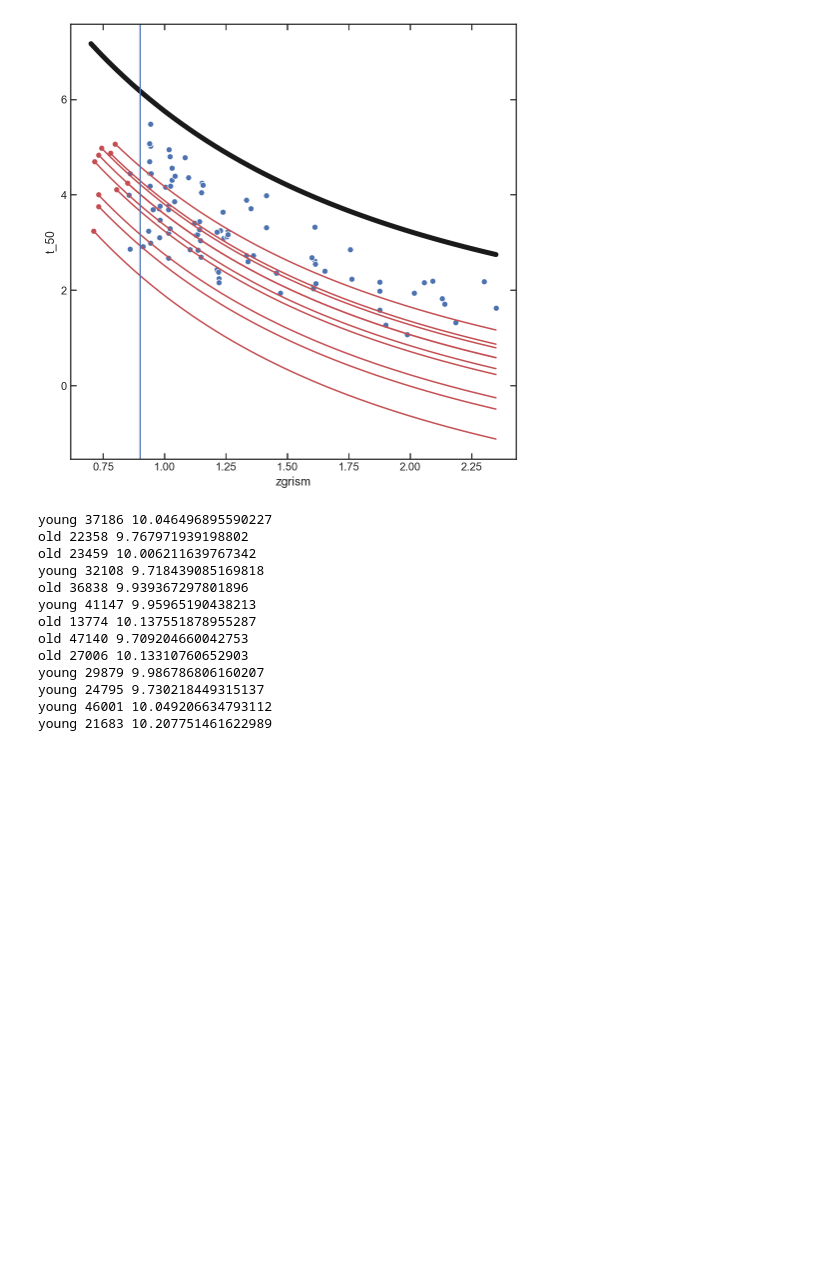
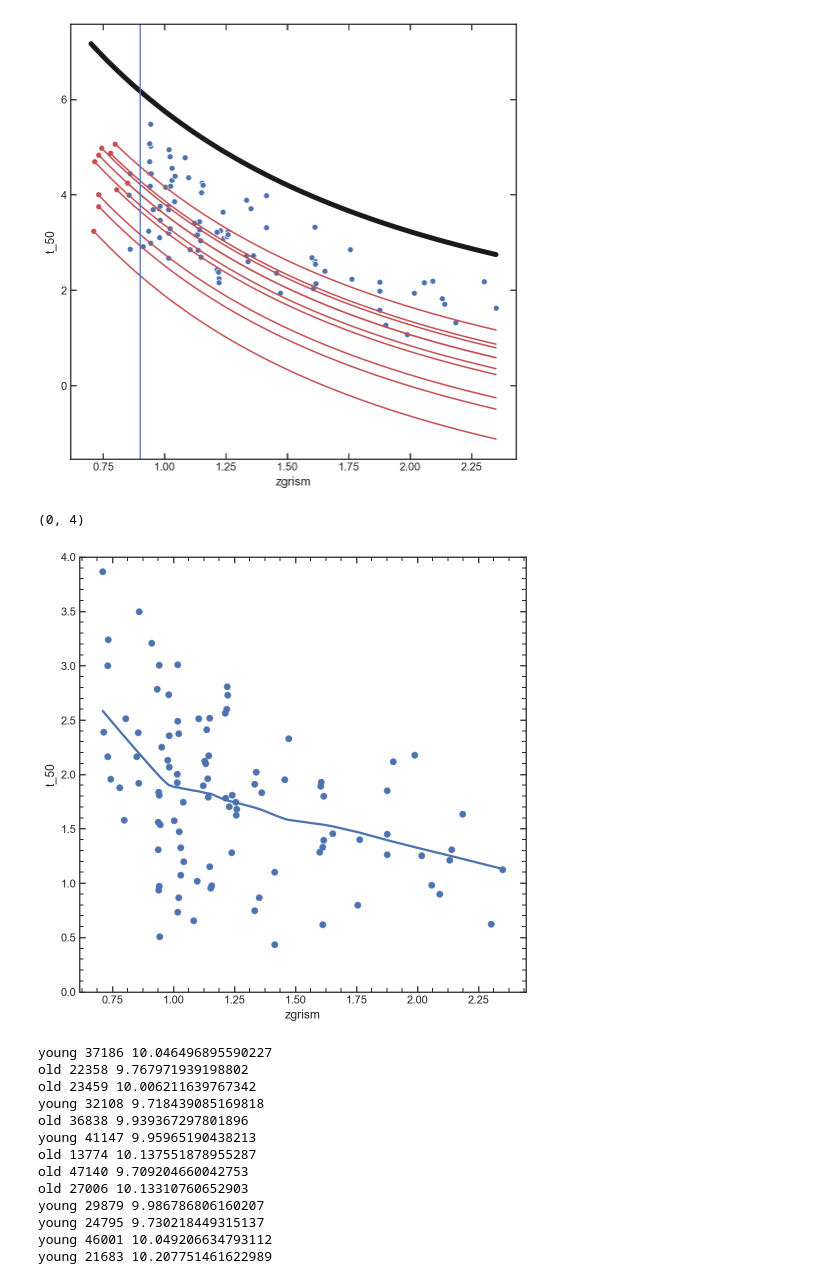
Before and after one commit to Vince-ec/Cluster_and_field, a Jupyter notebook: scripts/low_redshift.ipynb, the cells around one changed output. Saved outputs shown, nothing was run; the diff lists cells and outputs as text; code cells hidden in the pictures; blank space fills up the shorter version.

```diff
--- a/scripts/low_redshift.ipynb
+++ b/scripts/low_redshift.ipynb
@@ -274,6 +276,18 @@ plt.axvline(0.9)
 <matplotlib.lines.Line2D at 0x...>
 [figure]
 [figure]
+# %%
+plt.figure(figsize =[8,8])
+
+iage = interp1d(np.linspace(0.6,2.5), cosmo.age(np.linspace(0.6,2.5)))
+
+sea.scatterplot(mdb.zgrism, iage(mdb.zgrism) - mdb.t_50)
+sea.regplot(mdb.zgrism, iage(mdb.zgrism) - mdb.t_50, lowess=True)
+plt.ylim(0,4)
+# plt.axvline(0.9)
+# %% [output]
+(0, 4)
+[figure, added]
 # %%
 z_init = mdb.query('1.98 < zgrism < 2.01 ').zgrism.values[0]
 a_init = cosmo.age(z_init).value
```
Also changed, not shown: parts of 4 cells of this notebook.
